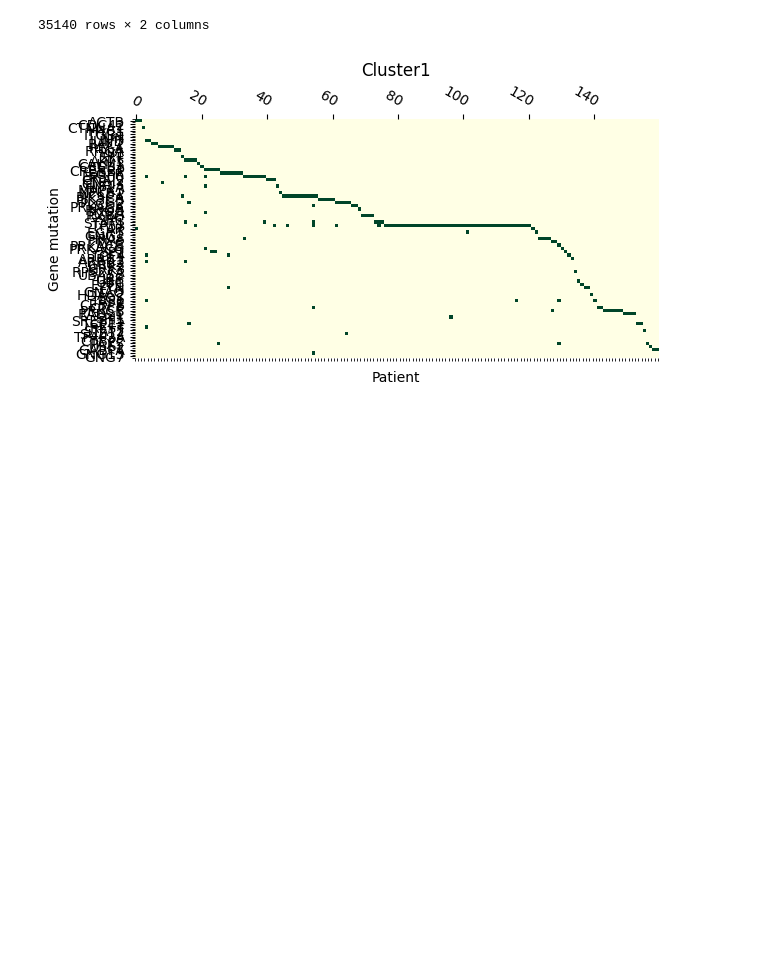
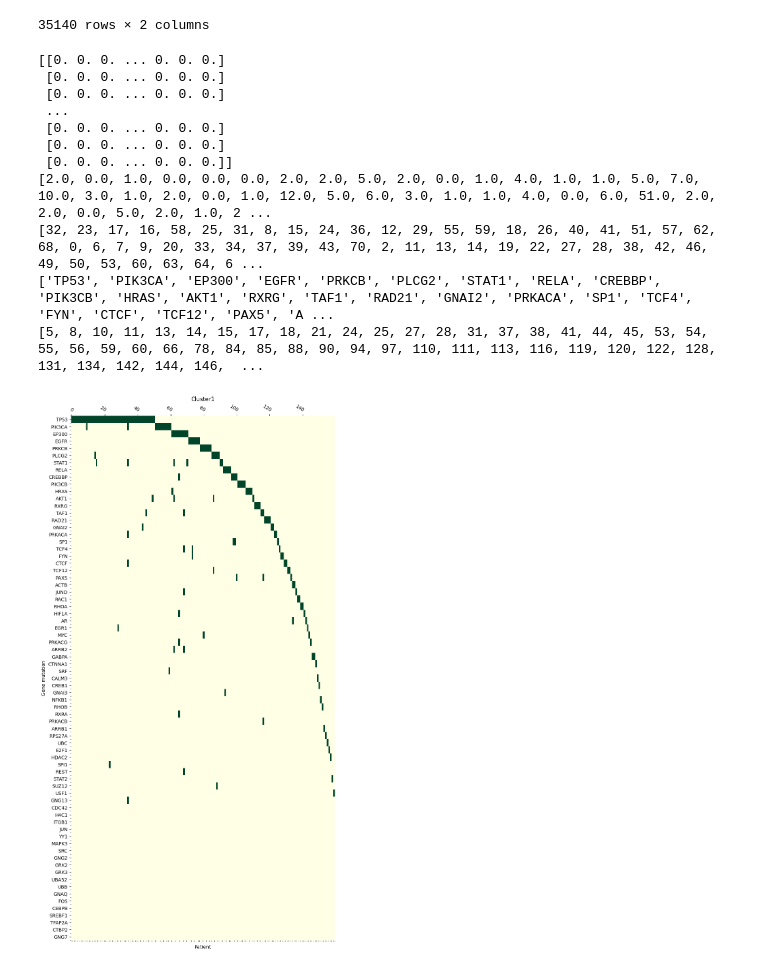
Before and after one commit to dmartmillan/OMEN, a Jupyter notebook: new_data/ClusteringPlot.ipynb, the cells around one changed output. Cells and saved outputs as stored; diff of their text form; code cells hidden in the pictures; blank space fills up the shorter version.

```diff
--- a/new_data/ClusteringPlot.ipynb
+++ b/new_data/ClusteringPlot.ipynb
@@ -87,8 +87,9 @@ def heatmap(data, row_labels, col_labels, plot_title, ax=None,
     if cbar_kw is None:
         cbar_kw = {}
 
+
     # Plot the heatmap
-    im = ax.imshow(data, **kwargs)
+    im = ax.imshow(data, aspect='auto', **kwargs)
 
     # Create colorbar
     #cbar = ax.figure.colorbar(im, ax=ax, **cbar_kw)
@@ -96,7 +97,7 @@ def heatmap(data, row_labels, col_labels, plot_title, ax=None,
 
     # Show all ticks and label them with the respective list entries.
     #ax.set_xticks(np.arange(data.shape[1]), labels=col_labels)
-    ax.set_yticks(np.arange(data.shape[0]), labels=row_labels)
+    ax.set_yticks(np.arange(data.shape[0]), labels=row_labels, size = 10)
 
     # Let the horizontal axes labeling appear on top.
     ax.tick_params(top=True, bottom=False,
@@ -151,7 +202,18 @@ def data_matrix(genes,patients,name_figure,plot_title):
     plt.savefig(name_figure)
     plt.show()
 # %%
-data_matrix(genes1,patients1,"PlotCluster1.png","Cluster1")
+data_matrix(genes1,patients1,"PlotCluster1.png","Cluster1",10,20)
 # %% [output]
+[[0. 0. 0. ... 0. 0. 0.]
+ [0. 0. 0. ... 0. 0. 0.]
+ [0. 0. 0. ... 0. 0. 0.]
+ ...
+ [0. 0. 0. ... 0. 0. 0.]
+ [0. 0. 0. ... 0. 0. 0.]
+ [0. 0. 0. ... 0. 0. 0.]]
+[2.0, 0.0, 1.0, 0.0, 0.0, 0.0, 2.0, 2.0, 5.0, 2.0, 0.0, 1.0, 4.0, 1.0, 1.0, 5.0, 7.0, 10.0, 3.0, 1.0, 2.0, 0.0, 1.0, 12.0, 5.0, 6.0, 3.0, 1.0, 1.0, 4.0, 0.0, 6.0, 51.0, 2.0, 2.0, 0.0, 5.0, 2.0, 1.0, 2 ...
+[32, 23, 17, 16, 58, 25, 31, 8, 15, 24, 36, 12, 29, 55, 59, 18, 26, 40, 41, 51, 57, 62, 68, 0, 6, 7, 9, 20, 33, 34, 37, 39, 43, 70, 2, 11, 13, 14, 19, 22, 27, 28, 38, 42, 46, 49, 50, 53, 60, 63, 64, 6 ...
+['TP53', 'PIK3CA', 'EP300', 'EGFR', 'PRKCB', 'PLCG2', 'STAT1', 'RELA', 'CREBBP', 'PIK3CB', 'HRAS', 'AKT1', 'RXRG', 'TAF1', 'RAD21', 'GNAI2', 'PRKACA', 'SP1', 'TCF4', 'FYN', 'CTCF', 'TCF12', 'PAX5', 'A ...
+[5, 8, 10, 11, 13, 14, 15, 17, 18, 21, 24, 25, 27, 28, 31, 37, 38, 41, 44, 45, 53, 54, 55, 56, 59, 60, 66, 78, 84, 85, 88, 90, 94, 97, 110, 111, 113, 116, 119, 120, 122, 128, 131, 134, 142, 144, 146,  ...
-[figure, old version]
+[figure, new version]
 # %%
```
Also changed, not shown: parts of 5 cells of this notebook.
